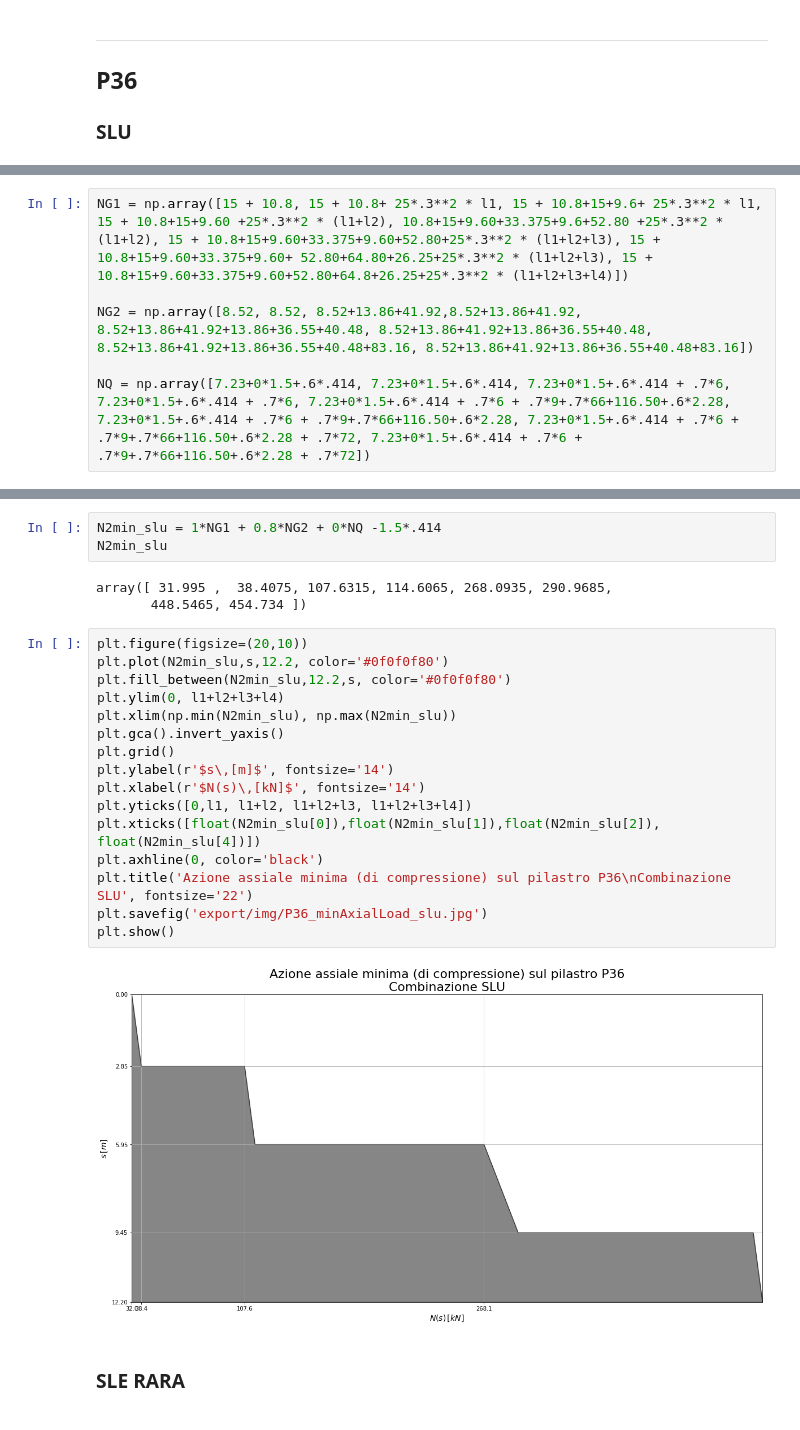
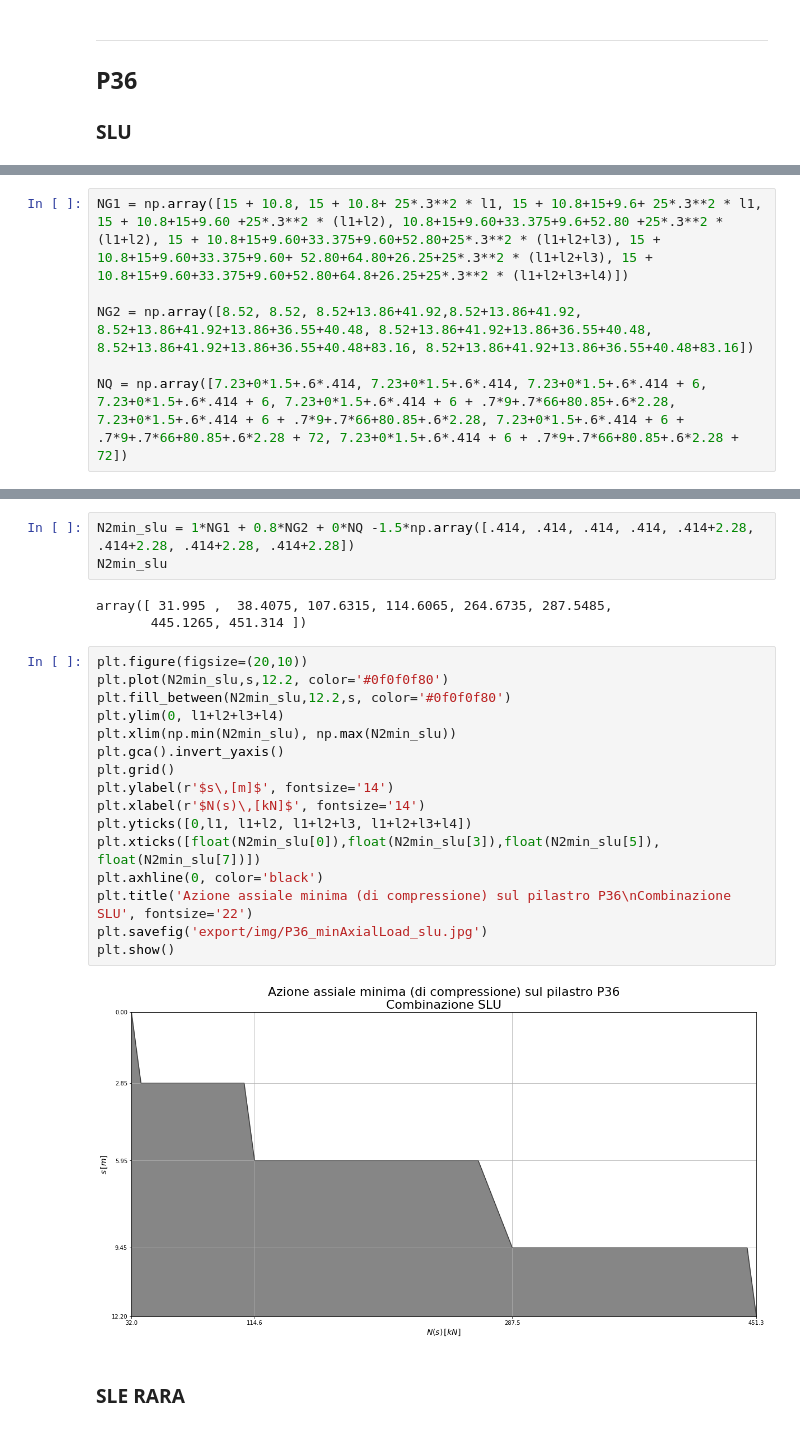
Before and after one commit to akaanzo/structural-safety, a Jupyter notebook: sol_col.ipynb, the cells around one changed output, grey strips where cells are left out. Drawn from its saved outputs; the diff is of its cells as text.

```diff
--- a/sol_col.ipynb
+++ b/sol_col.ipynb
@@ -308,7 +308,7 @@ NG1 = np.array([15 + 10.8, 15 + 10.8+ 25*.3**2 * l1, 15 + 10.8+15+9.6+ 25*.3**2
 
 NG2 = np.array([8.52, 8.52, 8.52+13.86+41.92,8.52+13.86+41.92, 8.52+13.86+41.92+13.86+36.55+40.48, 8.52+13.86+41.92+13.86+36.55+40.48, 8.52+13.86+41.92+13.86+36.55+40.48+83.16, 8.52+13.86+41.92+13.86+36.55+40.48+83.16])
 
-NQ = np.array([7.23+0*1.5+.6*.414, 7.23+0*1.5+.6*.414, 7.23+0*1.5+.6*.414 + .7*6, 7.23+0*1.5+.6*.414 + .7*6, 7.23+0*1.5+.6*.414 + .7*6 + .7*9+.7*66+116.50+.6*2.28, 7.23+0*1.5+.6*.414 + .7*6 + .7*9+.7*66+116.50+.6*2.28, 7.23+0*1.5+.6*.414 + .7*6 + .7*9+.7*66+116.50+.6*2.28 + .7*72, 7.23+0*1.5+.6*.414 + .7*6 + .7*9+.7*66+116.50+.6*2.28 + .7*72])
+NQ = np.array([7.23+0*1.5+.6*.414, 7.23+0*1.5+.6*.414, 7.23+0*1.5+.6*.414 + 6, 7.23+0*1.5+.6*.414 + 6, 7.23+0*1.5+.6*.414 + 6 + .7*9+.7*66+80.85+.6*2.28, 7.23+0*1.5+.6*.414 + 6 + .7*9+.7*66+80.85+.6*2.28, 7.23+0*1.5+.6*.414 + 6 + .7*9+.7*66+80.85+.6*2.28 + 72, 7.23+0*1.5+.6*.414 + 6 + .7*9+.7*66+80.85+.6*2.28 + 72])
 # %%
 N2max_slu = 1.3*NG1 + 1.5*NG2 + 1.5*NQ
 N2max_slu
@@ -336,27 +336,27 @@ plt.show()
 # %%
-N2min_slu = 1*NG1 + 0.8*NG2 + 0*NQ -1.5*.414
+N2min_slu = 1*NG1 + 0.8*NG2 + 0*NQ -1.5*np.array([.414, .414, .414, .414, .414+2.28, .414+2.28, .414+2.28, .414+2.28])
 N2min_slu
 # %% [output]
-array([ 31.995 ,  38.4075, 107.6315, 114.6065, 268.0935, 290.9685,
-       448.5465, 454.734 ])
+array([ 31.995 ,  38.4075, 107.6315, 114.6065, 264.6735, 287.5485,
+       445.1265, 451.314 ])
 # %%
 plt.figure(figsize=(20,10))
 plt.plot(N2min_slu,s,12.2, color='#0f0f0f80')
 plt.fill_between(N2min_slu,12.2,s, color='#0f0f0f80')
 plt.ylim(0, l1+l2+l3+l4)
 plt.xlim(np.min(N2min_slu), np.max(N2min_slu))
 plt.gca().invert_yaxis()
 plt.grid()
 plt.ylabel(r'$s\,[m]$', fontsize='14')
 plt.xlabel(r'$N(s)\,[kN]$', fontsize='14')
 plt.yticks([0,l1, l1+l2, l1+l2+l3, l1+l2+l3+l4])
-plt.xticks([float(N2min_slu[0]),float(N2min_slu[1]),float(N2min_slu[2]), float(N2min_slu[4])])
+plt.xticks([float(N2min_slu[0]),float(N2min_slu[3]),float(N2min_slu[5]), float(N2min_slu[7])])
 plt.axhline(0, color='black')
 plt.title('Azione assiale minima (di compressione) sul pilastro P36\nCombinazione SLU', fontsize='22')
 plt.savefig('export/img/P36_minAxialLoad_slu.jpg')
 plt.show()
 # %% [output]
-[figure, old version]
+[figure, new version]
 # %% [markdown]
 ### SLE RARA
 # %%
```
Also changed, not shown: parts of 15 cells of this notebook, 11 other files.
